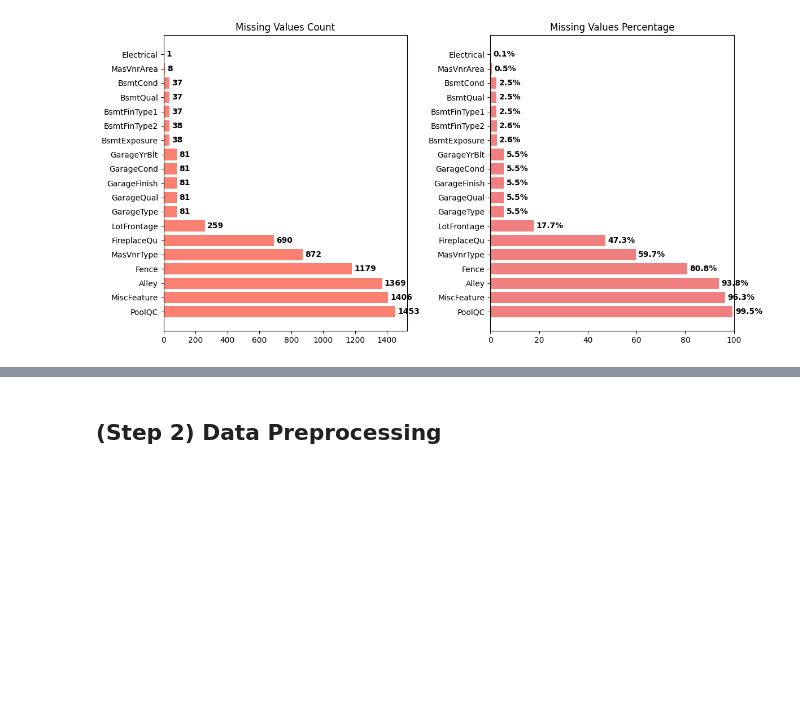
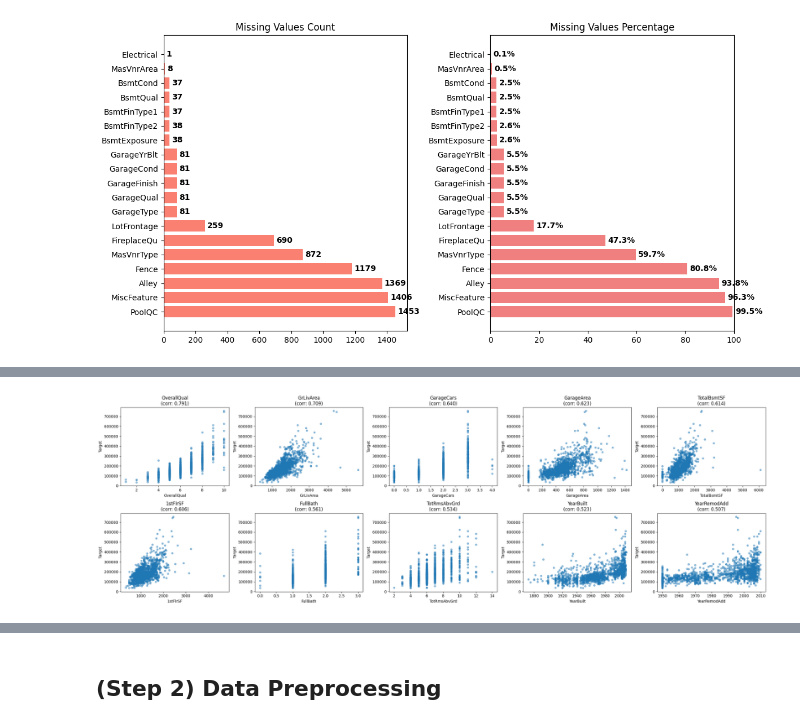
Before and after one commit to Yan4S/DataAnalysis, a Jupyter notebook: House.ipynb, the cells around one changed output, grey strips where cells are left out. Saved outputs shown, nothing was run; the diff lists cells and outputs as text; code cells hidden in the pictures; blank space fills up the shorter version.

```diff
--- a/House.ipynb
+++ b/House.ipynb
@@ -129,0 +285,4 @@ cat_fea = raw_X_train.select_dtypes(exclude=np.number).columns
+# %%
+plot_target_relationships(raw_X_train, y=raw_y_train, n_features=10, plot_type='scatter')
+# %% [output]
+[figure, added]
```
Also changed, not shown: parts of 13 cells of this notebook.
